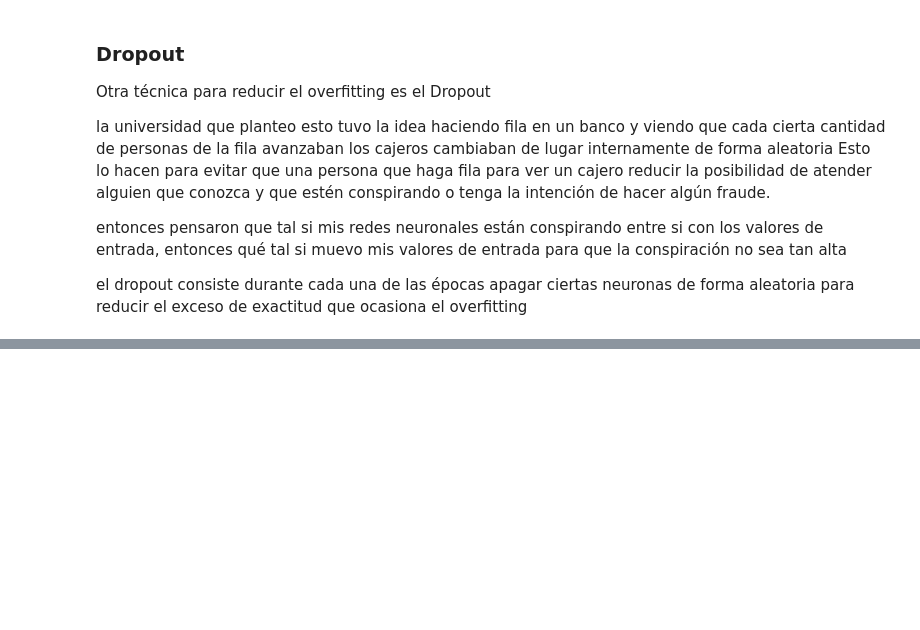
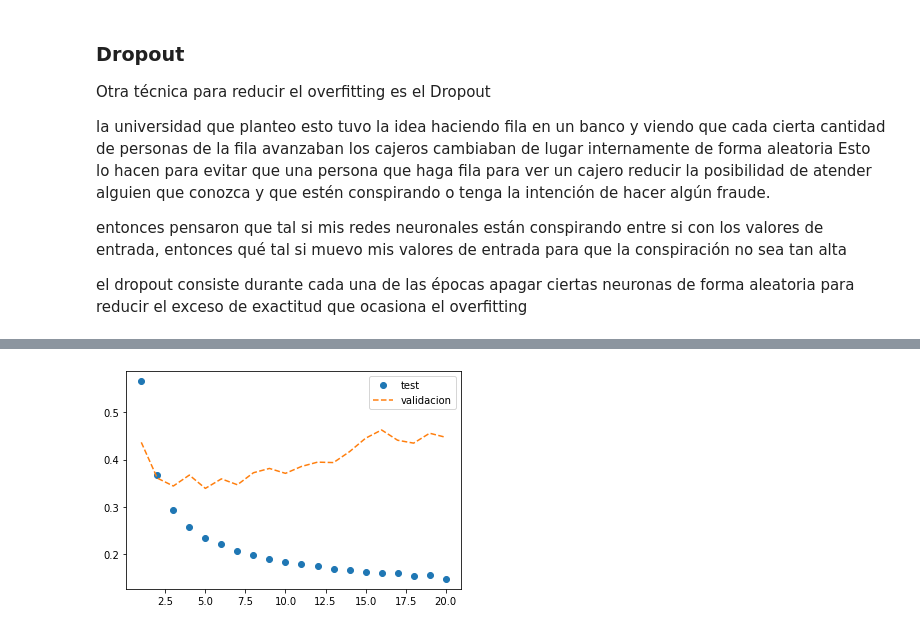
Before and after one commit to LuisReyes98/platzi-fundamentos-neural-network-keras, a Jupyter notebook: 5-clasificacion_binaria.ipynb, the cells around one changed output, grey strips where cells are left out. Cells and saved outputs as stored; diff of their text form; code cells hidden in the pictures; blank space fills up the shorter version.

```diff
--- a/5-clasificacion_binaria.ipynb
+++ b/5-clasificacion_binaria.ipynb
@@ -242,0 +302,31 @@ el dropout consiste durante cada una de las épocas apagar ciertas neuronas de f
+# %%
+model3 = models.Sequential()
+model3.add(
+  layers.Dense(
+    16,
+    activation='relu',
+    input_shape=(10000,),
+    kernel_regularizer=regularizers.l2(0.001)
+  )
+)
+model3.add(
+    layers.Dense(
+      16,
+      activation='relu',
+      kernel_regularizer=regularizers.l2(0.001)
+    )
+)
+# para reducir a la probabilidad de 0 o 1 se usa sigmoid
+model3.add(layers.Dense(1, activation='sigmoid'))
+
+
+# el rmsprop es una version optimizada del descenso del gradiente y es el optimizador por defecto
+model3.compile(optimizer='rmsprop',
+               loss='binary_crossentropy',
+               metrics='accuracy')
+
+# entrenar el modelo
+history3 = model3.fit(partial_x_train, partial_y_train,
+                      epochs=20,
+                      batch_size=512,
+                      validation_data=(x_val, y_val))
@@ -242,0 +351,4 @@ el dropout consiste durante cada una de las épocas apagar ciertas neuronas de f
+# %%
+showHistoryError(history3)
+# %% [output]
+[figure, added]
```
Also changed, not shown: parts of 42 cells of this notebook, 3 other files.
